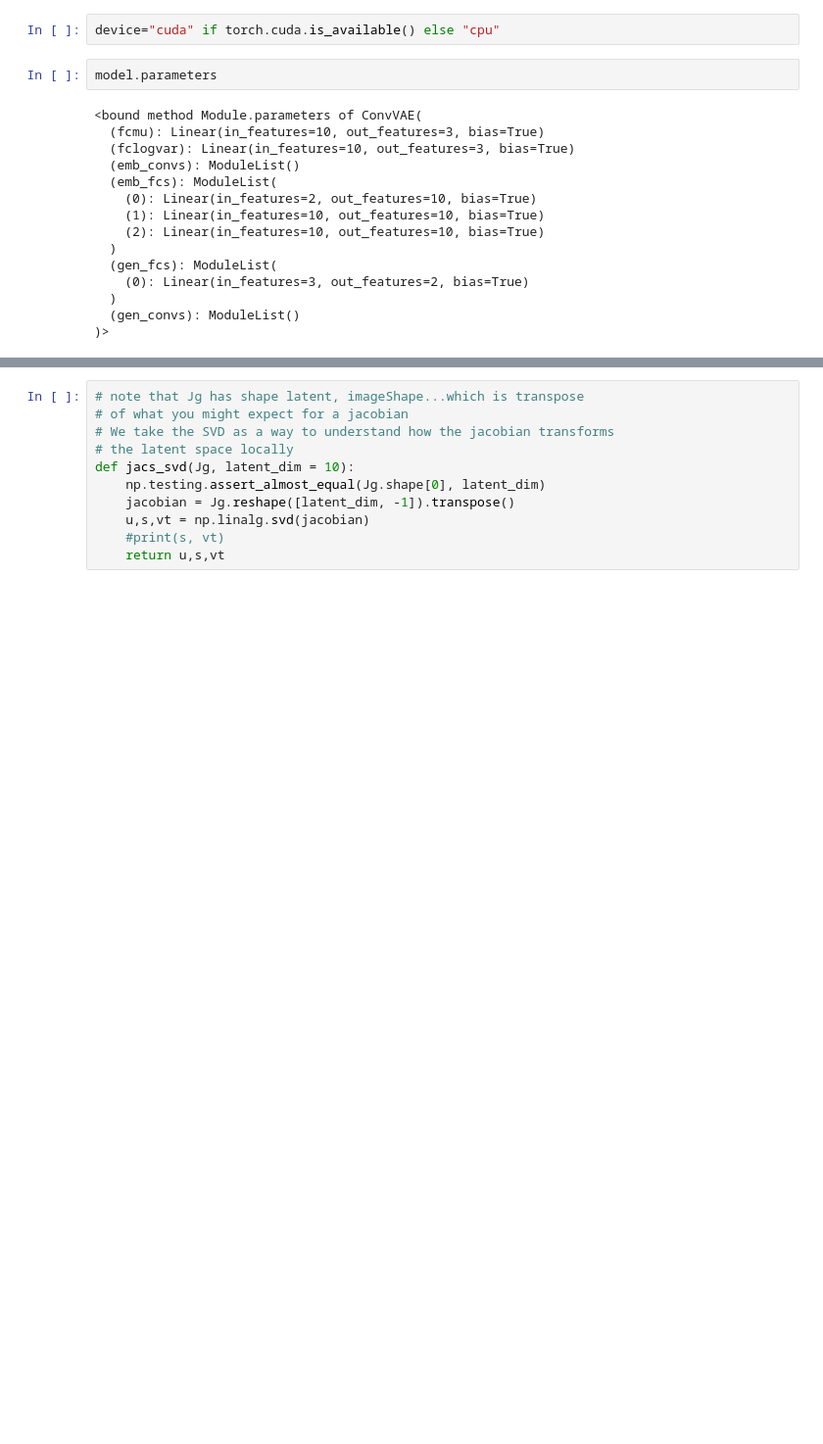
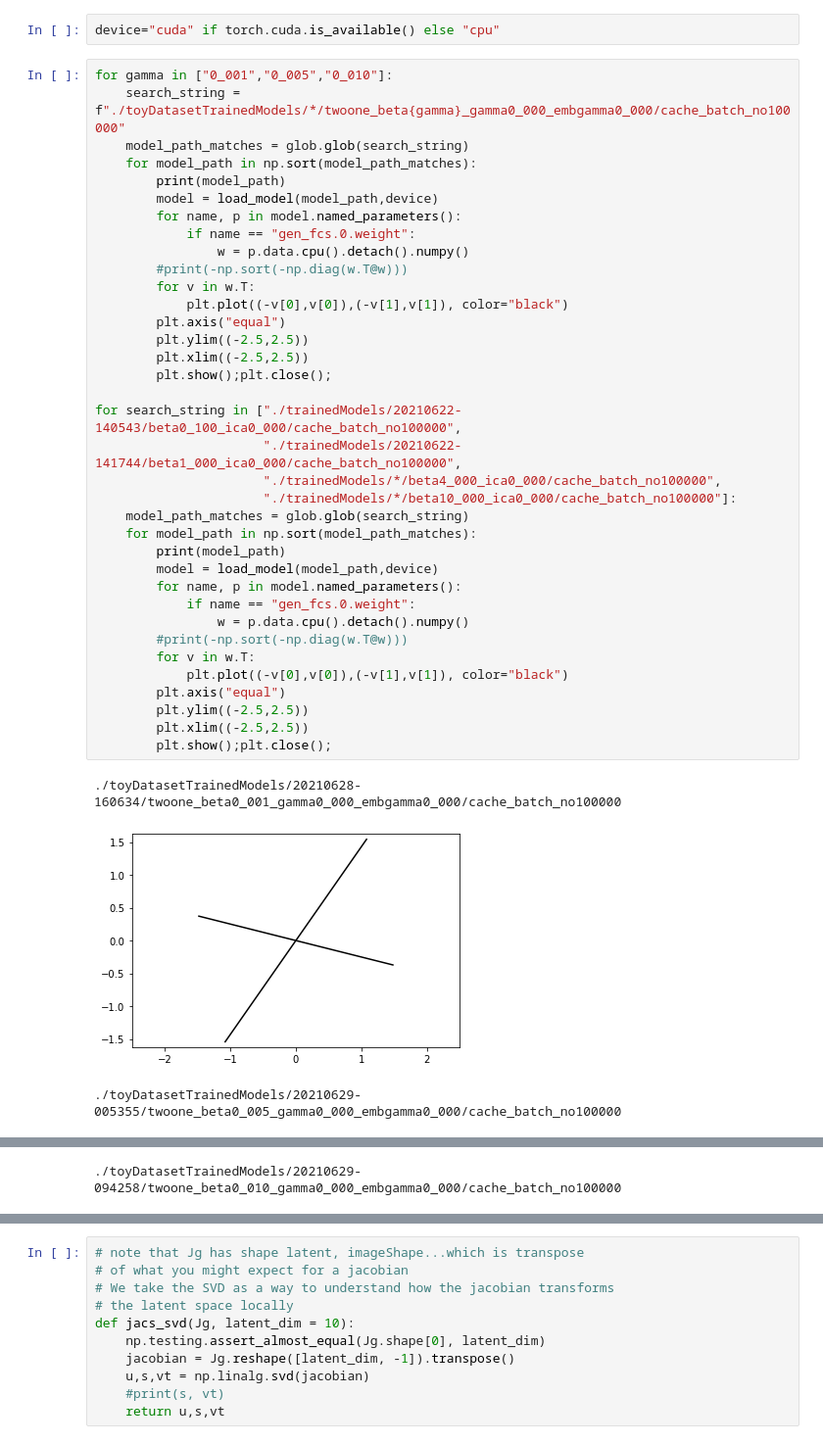
Before and after one commit to travers-rhodes/jlonevae, a Jupyter notebook: scratchwork/TinyICAData/visualize_model.ipynb, the cells around one changed output, grey strips where cells are left out. Shown at 98% size. Drawn from its saved outputs; the diff is of its cells as text; blank space fills up the shorter version.

Commit message:
working through exploring twoone regularization

```diff
--- a/scratchwork/TinyICAData/visualize_model.ipynb
+++ b/scratchwork/TinyICAData/visualize_model.ipynb
@@ -52,20 +52,43 @@ pwd()
 '/mnt/homes/@LH-CORNELL.EDU/61/tsr42-1000002/jlonevae/scratchwork/TinyICAData'
 # %%
 device="cuda" if torch.cuda.is_available() else "cpu"
-# %%
-model.parameters
-# %% [output]
-<bound method Module.parameters of ConvVAE(
-  (fcmu): Linear(in_features=10, out_features=3, bias=True)
-  (fclogvar): Linear(in_features=10, out_features=3, bias=True)
-  (emb_convs): ModuleList()
-  (emb_fcs): ModuleList(
-    (0): Linear(in_features=2, out_features=10, bias=True)
-    (1): Linear(in_features=10, out_features=10, bias=True)
-    (2): Linear(in_features=10, out_features=10, bias=True)
-  )
-  (gen_fcs): ModuleList(
-    (0): Linear(in_features=3, out_features=2, bias=True)
-  )
-  (gen_convs): ModuleList()
-)>
+# %%
+for gamma in ["0_001","0_005","0_010"]:
+    search_string = f"./toyDatasetTrainedModels/*/twoone_beta{gamma}_gamma0_000_embgamma0_000/cache_batch_no100000"
+    model_path_matches = glob.glob(search_string)
+    for model_path in np.sort(model_path_matches):
+        print(model_path)
+        model = load_model(model_path,device)
+        for name, p in model.named_parameters():
+            if name == "gen_fcs.0.weight":
+                w = p.data.cpu().detach().numpy()
+        #print(-np.sort(-np.diag(w.T@w)))
+        for v in w.T:
+            plt.plot((-v[0],v[0]),(-v[1],v[1]), color="black")
+        plt.axis("equal")
+        plt.ylim((-2.5,2.5))
+        plt.xlim((-2.5,2.5))
+        plt.show();plt.close();
+
+for search_string in ["./trainedModels/20210622-140543/beta0_100_ica0_000/cache_batch_no100000",
+                      "./trainedModels/20210622-141744/beta1_000_ica0_000/cache_batch_no100000",
+                      "./trainedModels/*/beta4_000_ica0_000/cache_batch_no100000",
+                      "./trainedModels/*/beta10_000_ica0_000/cache_batch_no100000"]:
+    model_path_matches = glob.glob(search_string)
+    for model_path in np.sort(model_path_matches):
+        print(model_path)
+        model = load_model(model_path,device)
+        for name, p in model.named_parameters():
+            if name == "gen_fcs.0.weight":
+                w = p.data.cpu().detach().numpy()
+        #print(-np.sort(-np.diag(w.T@w)))
+        for v in w.T:
+            plt.plot((-v[0],v[0]),(-v[1],v[1]), color="black")
+        plt.axis("equal")
+        plt.ylim((-2.5,2.5))
+        plt.xlim((-2.5,2.5))
+        plt.show();plt.close();
+# %% [output]
+./toyDatasetTrainedModels/20210628-160634/twoone_beta0_001_gamma0_000_embgamma0_000/cache_batch_no100000
+[figure, added]
+./toyDatasetTrainedModels/20210629-005355/twoone_beta0_005_gamma0_000_embgamma0_000/cache_batch_no100000
@@ -71,0 +96 @@ model.parameters
+./toyDatasetTrainedModels/20210629-094258/twoone_beta0_010_gamma0_000_embgamma0_000/cache_batch_no100000
```
Also changed, not shown: parts of 11 cells of this notebook, 6 other files.
